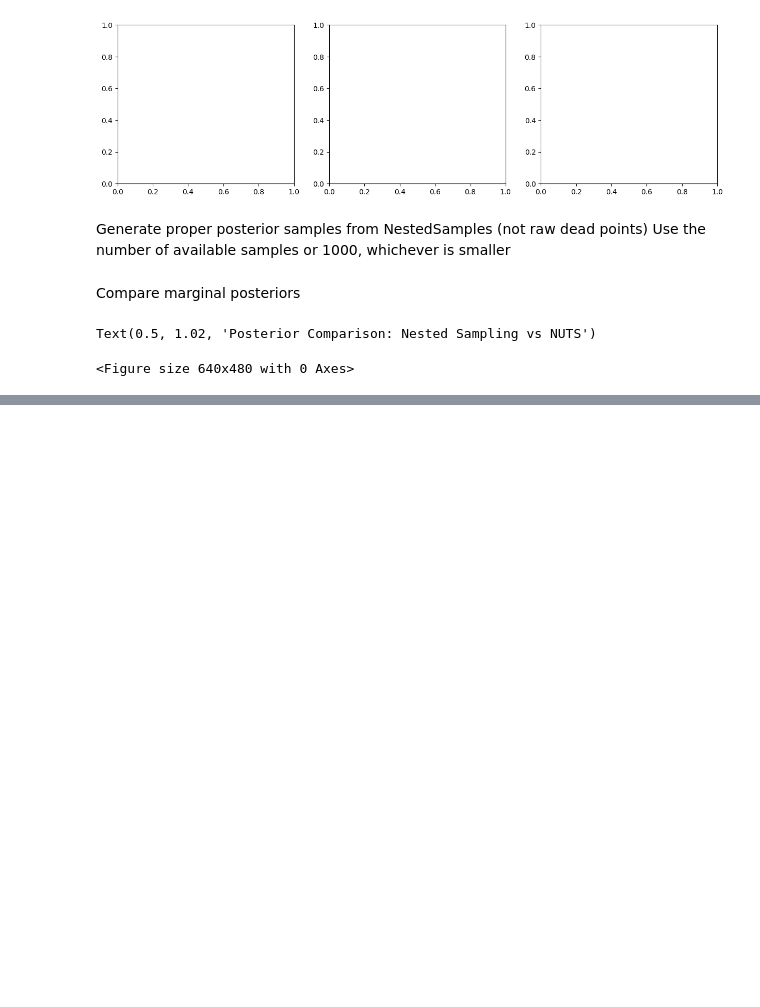
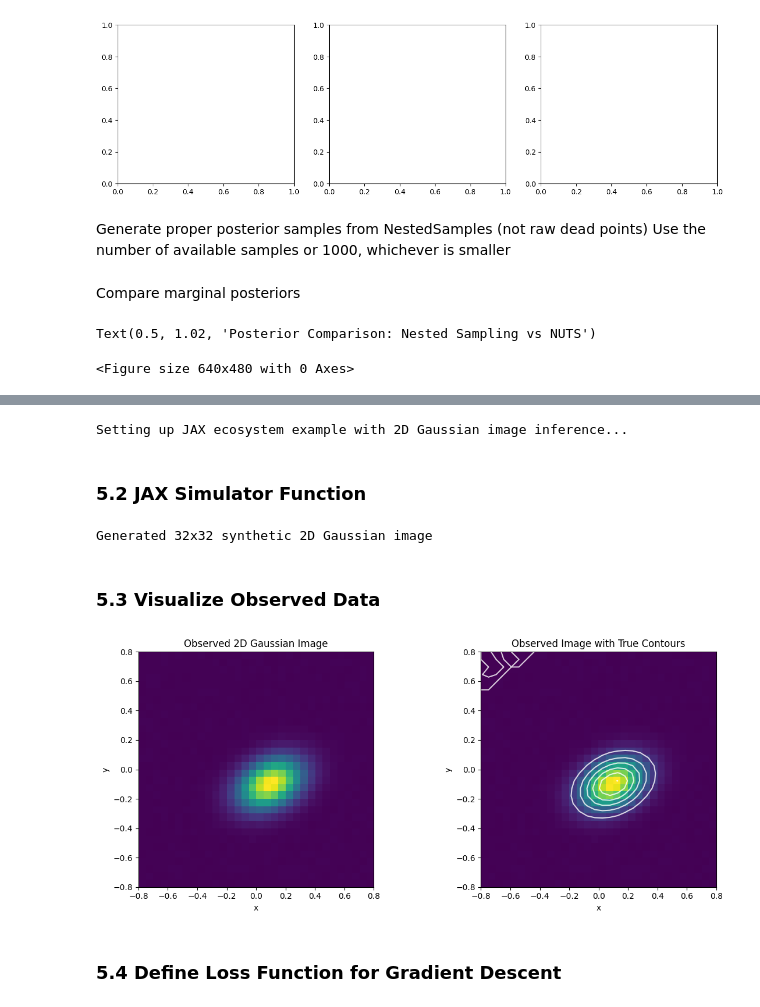
Before and after one commit to handley-lab/workshop-blackjax-nested-sampling, a Jupyter notebook: workshop_nested_sampling_executed.ipynb, the cells around one changed output, grey strips where cells are left out. Drawn from its saved outputs; the diff is of its cells as text; code cells hidden in the pictures; blank space fills up the shorter version.

```diff
--- a/workshop_nested_sampling_executed.ipynb
+++ b/workshop_nested_sampling_executed.ipynb
@@ -475,0 +769,79 @@ Text(0.5, 1.02, 'Posterior Comparison: Nested Sampling vs NUTS')
+# %%
+print("Setting up JAX ecosystem example with 2D Gaussian image inference...")
+
+# Define true parameters for image-based 2D Gaussian
+jax_true = {
+    'mu_x': 0.1, 'mu_y': -0.1,
+    'sigma_x': 0.15, 'sigma_y': 0.12,
+    'rho': 0.3
+}
+
+# Create coordinate grid for 2D Gaussian evaluation
+grid_size = 32  # Smaller for computational efficiency
+x_grid_2d = jnp.linspace(-0.8, 0.8, grid_size)
+y_grid_2d = jnp.linspace(-0.8, 0.8, grid_size)
+x_meshgrid, y_meshgrid = jnp.meshgrid(x_grid_2d, y_grid_2d)
+xy_points_2d = jnp.stack([x_meshgrid.ravel(), y_meshgrid.ravel()], axis=-1)
+# %% [output]
+Setting up JAX ecosystem example with 2D Gaussian image inference...
+# %% [markdown]
+### 5.2 JAX Simulator Function
+# %%
+@jax.jit
+def jax_simulator(params, rng_key):
+    """
+    JAX-compiled 2D Gaussian image simulator.
+
+    This demonstrates JAX's JIT compilation and automatic differentiation
+    capabilities for efficient forward modeling.
+    """
+    mu_x, mu_y, sigma_x, sigma_y, rho = params
+
+    # Construct mean and covariance matrix
+    mu = jnp.array([mu_x, mu_y])
+    cov = jnp.array([
+        [sigma_x**2, rho * sigma_x * sigma_y],
+        [rho * sigma_x * sigma_y, sigma_y**2]
+    ])
+
+    # Evaluate 2D Gaussian probability density on grid
+    logpdf_grid = jax.scipy.stats.multivariate_normal.logpdf(xy_points_2d, mu, cov)
+    pdf_grid = jnp.exp(logpdf_grid).reshape(x_meshgrid.shape)
+
+    # Add noise
+    noise = 0.02 * jax.random.normal(rng_key, shape=pdf_grid.shape)
+    noisy_image = pdf_grid + noise
+
+    return noisy_image
+
+# Generate synthetic observed image
+key, rng_key = jax.random.split(rng_key)
+jax_params_true = jnp.array([jax_true['mu_x'], jax_true['mu_y'], jax_true['sigma_x'],
+                            jax_true['sigma_y'], jax_true['rho']])
+observed_image = jax_simulator(jax_params_true, key)
+
+print(f"Generated {grid_size}x{grid_size} synthetic 2D Gaussian image")
+# %% [output]
+Generated 32x32 synthetic 2D Gaussian image
+# %% [markdown]
+### 5.3 Visualize Observed Data
+# %%
+fig, axes = plt.subplots(1, 2, figsize=(12, 5))
+axes[0].imshow(observed_image, extent=[-0.8, 0.8, -0.8, 0.8], origin='lower', cmap='viridis')
+axes[0].set_title("Observed 2D Gaussian Image")
+axes[0].set_xlabel("x")
+axes[0].set_ylabel("y")
+
+# Show true contours
+true_image = jax_simulator(jax_params_true, jax.random.PRNGKey(0)) - 0.02 * jax.random.normal(jax.random.PRNGKey(0), shape=observed_image.shape)
+axes[1].contour(x_grid_2d, y_grid_2d, true_image, levels=8, colors='white', alpha=0.8)
+axes[1].imshow(observed_image, extent=[-0.8, 0.8, -0.8, 0.8], origin='lower', cmap='viridis')
+axes[1].set_title("Observed Image with True Contours")
+axes[1].set_xlabel("x")
+axes[1].set_ylabel("y")
+
+plt.tight_layout()
+# %% [output]
+[figure, added]
+# %% [markdown]
+### 5.4 Define Loss Function for Gradient Descent
```
Also changed, not shown: parts of 51 cells of this notebook, 2 other files.
